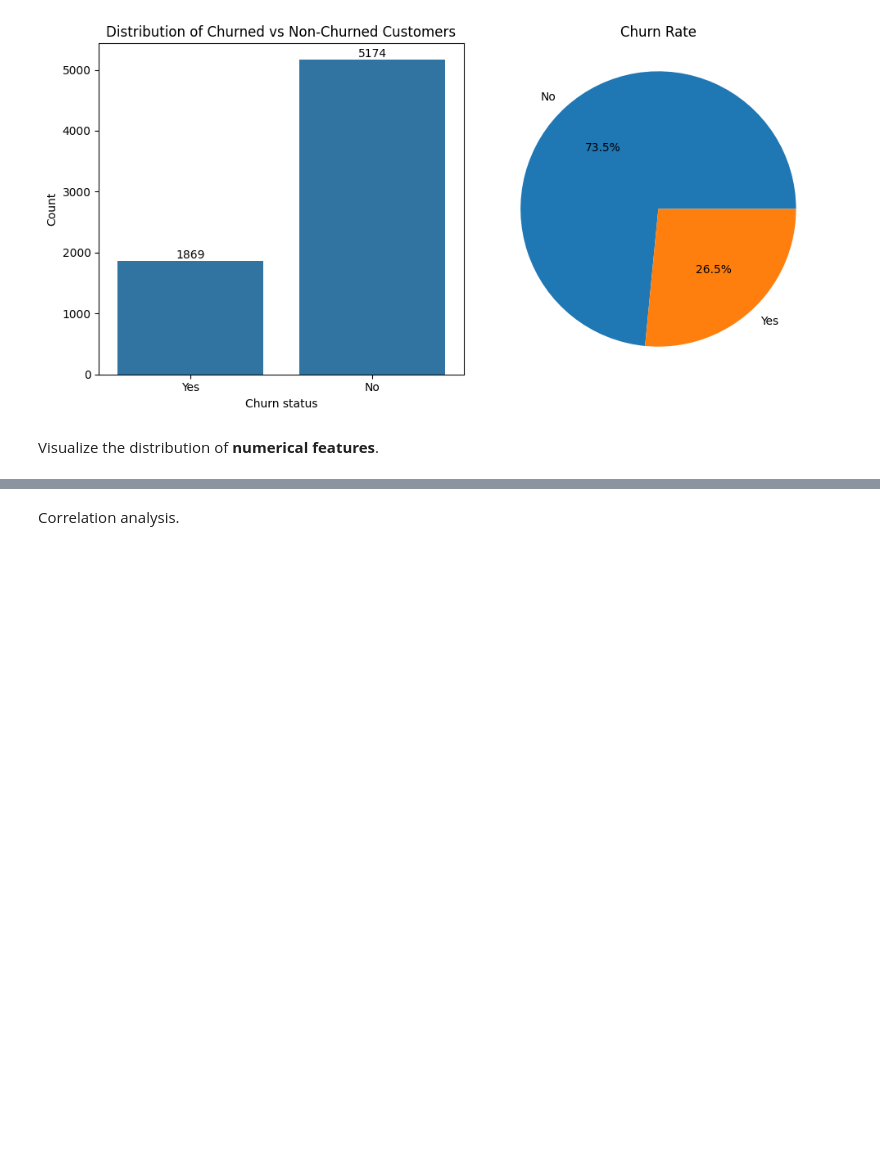
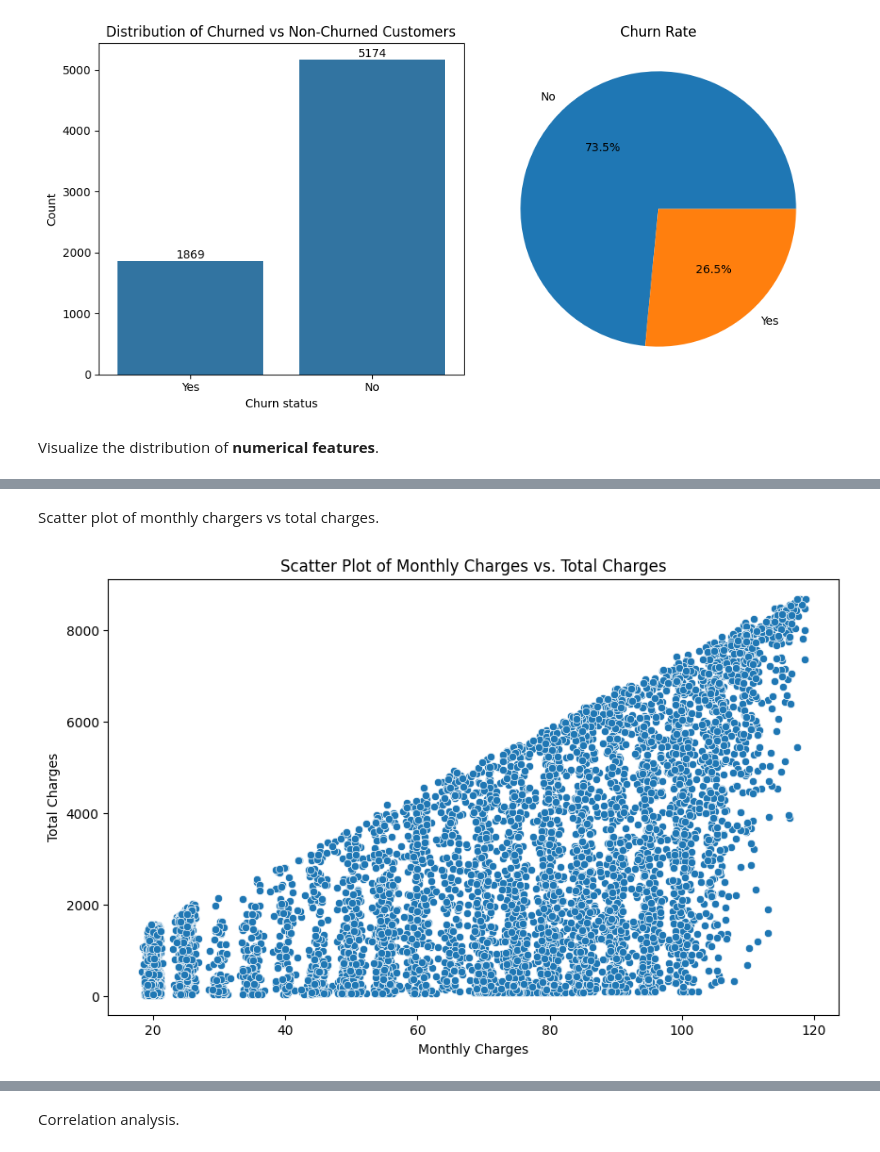
Before and after one commit to julsCadenas/DS-ML-Projects, a Jupyter notebook: CustomerChurnPrediction/notebooks/TelcoChurn/telco_eda.ipynb, the cells around one changed output, grey strips where cells are left out. Saved outputs shown, nothing was run; the diff lists cells and outputs as text; code cells hidden in the pictures; blank space fills up the shorter version.

```diff
--- a/CustomerChurnPrediction/notebooks/TelcoChurn/telco_eda.ipynb
+++ b/CustomerChurnPrediction/notebooks/TelcoChurn/telco_eda.ipynb
@@ -200,0 +219,14 @@ numerical_dist(df, numerical_features_except, 20, 10, 'Numerical Feature Distrib
+# %% [markdown]
+Scatter plot of monthly chargers vs total charges.
+# %%
+def scatter_chargers(data, x, y):
+    plt.figure(figsize=(x, y))
+    sns.scatterplot(x='Monthly Charges', y='Total Charges', data=data)
+    plt.title('Scatter Plot of Monthly Charges vs. Total Charges')
+    plt.xlabel('Monthly Charges')
+    plt.ylabel('Total Charges')
+    plt.show()
+
+scatter_chargers(df, 10, 6)
+# %% [output]
+[figure, added]
```
Also changed, not shown: parts of 9 cells of this notebook.
